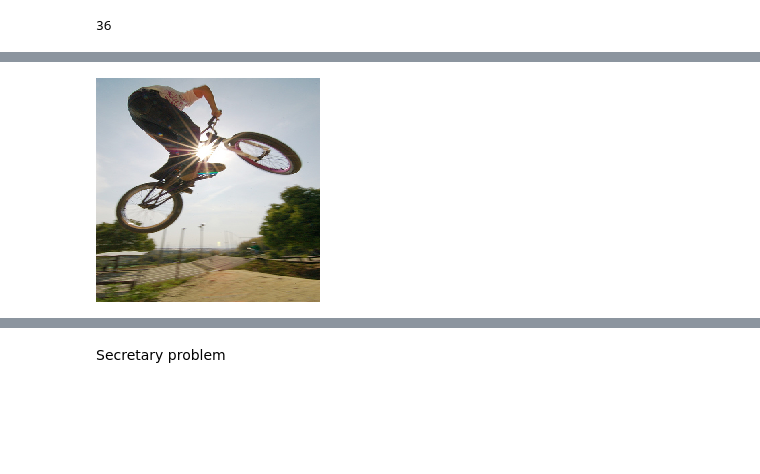
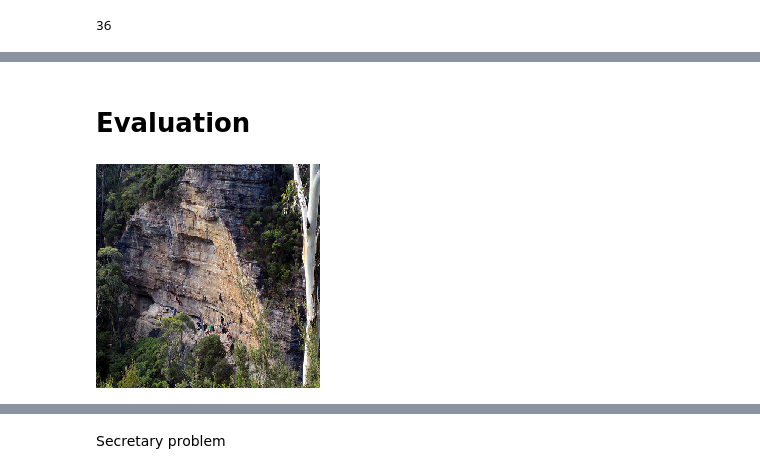
Before and after one commit to WoutervdVijver/caption-generation-model, a Jupyter notebook: test.ipynb, the cells around one changed output, grey strips where cells are left out. Cells and saved outputs as stored; diff of their text form; code cells hidden in the pictures; blank space fills up the shorter version.

```diff
--- a/test.ipynb
+++ b/test.ipynb
@@ -190,12 +169,15 @@ desc
+# %% [markdown]
+# Evaluation
 # %%
 from keras.utils import load_img
 directory = 'data/Flicker8k_Dataset'
 # %%
-name = list(features.keys())[207]
+name = train_dataset[100]
+image = features[name]
 picture = load_img(directory + '/' + name + '.jpg', target_size=(224,224))
 picture
 # %% [output]
-[figure, old version]
+[figure, new version]
 # %%
 from model import RnnModel
 # %%
```
Also changed, not shown: parts of 38 cells of this notebook, 4 other files.
